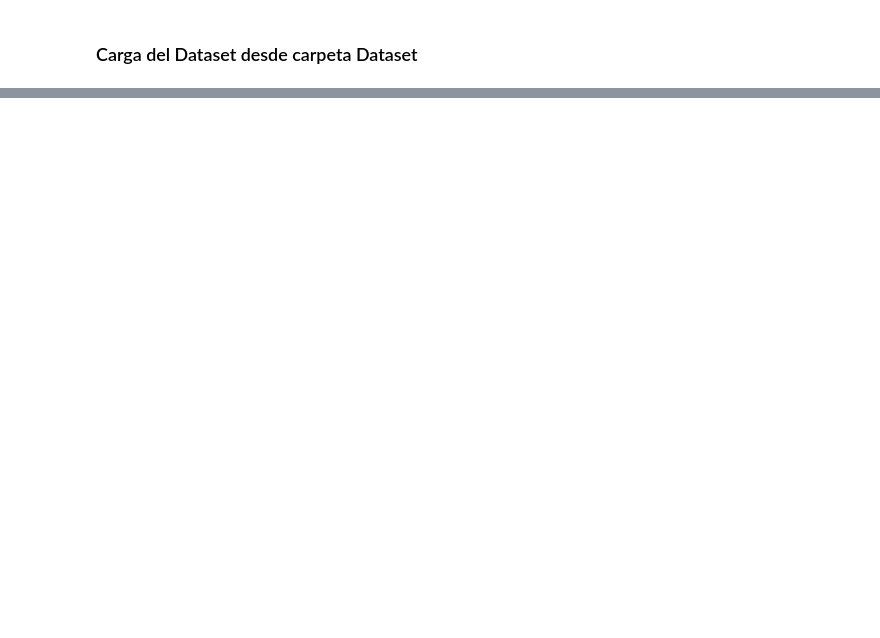
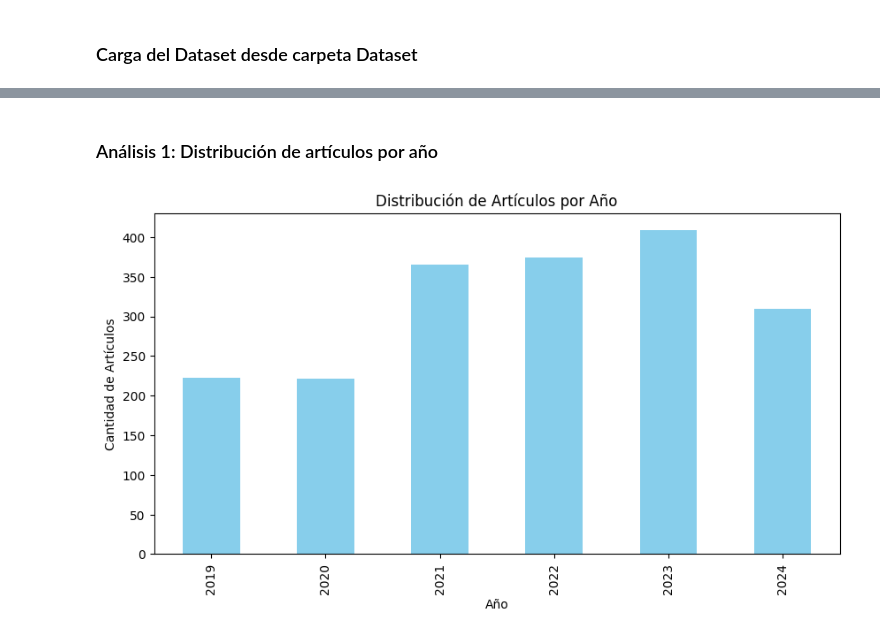
Before and after one commit to Dreamer97JB/M_ML_DL_CUDA_RNN_, a Jupyter notebook: Script/tourism_clasificator.ipynb, the cells around one changed output, grey strips where cells are left out. Cells and saved outputs as stored; diff of their text form; code cells hidden in the pictures; blank space fills up the shorter version.

```diff
--- a/Script/tourism_clasificator.ipynb
+++ b/Script/tourism_clasificator.ipynb
@@ -25,0 +44,6 @@ ModuleNotFoundError: No module named 'pandas'
+# %%
+# Seleccionar solo las columnas necesarias
+df_cleaned = df[['Author(s) ID', 'Title', 'Year', 'Abstract', 'Author Keywords', 'Index Keywords', 'Language of Original Document', 'Document Type']]
+
+# Mostrar las primeras 5 filas del DataFrame limpiado
+df_cleaned.head()
@@ -25,0 +67,18 @@ ModuleNotFoundError: No module named 'pandas'
+# %%
+# Crear una copia del DataFrame original
+df_cleaned = df_cleaned.copy()
+
+# Rellenar valores nulos de 'Author Keywords' e 'Index Keywords'
+df_cleaned['Author Keywords'] = df_cleaned['Author Keywords'].fillna('')
+df_cleaned['Index Keywords'] = df_cleaned['Index Keywords'].fillna('')
+
+# Crear la nueva columna 'Keywords' sin valores duplicados y ordenada alfabéticamente
+df_cleaned['Keywords'] = df_cleaned.apply(
+    lambda row: ', '.join(sorted(set((row['Author Keywords'] + ', ' + row['Index Keywords']).split(', ')))), axis=1
+)
+
+# Seleccionar las columnas para el DataFrame reducido
+df_reduced = df_cleaned[['Author(s) ID', 'Title', 'Year', 'Abstract', 'Keywords', 'Language of Original Document', 'Document Type']]
+
+# Mostrar las primeras filas del DataFrame reducido
+df_reduced.head()
@@ -25,0 +117,5 @@ ModuleNotFoundError: No module named 'pandas'
+# %%
+df_reduced.loc[:, 'Author(s) ID'] = df_reduced['Author(s) ID'].fillna('NoID')
+
+# Verificar que los valores nulos se han reemplazado correctamente
+print(df_reduced.isnull().sum())
@@ -25,0 +151,13 @@ ModuleNotFoundError: No module named 'pandas'
+# %% [markdown]
+### Análisis 1: Distribución de artículos por año
+# %%
+import matplotlib.pyplot as plt
+
+plt.figure(figsize=(10, 5))
+df_reduced['Year'].value_counts().sort_index().plot(kind='bar', color='skyblue')
+plt.title('Distribución de Artículos por Año')
+plt.xlabel('Año')
+plt.ylabel('Cantidad de Artículos')
+plt.show()
+# %% [output]
+[figure, added]
```
Also changed, not shown: parts of 21 cells of this notebook, 2 other files.
